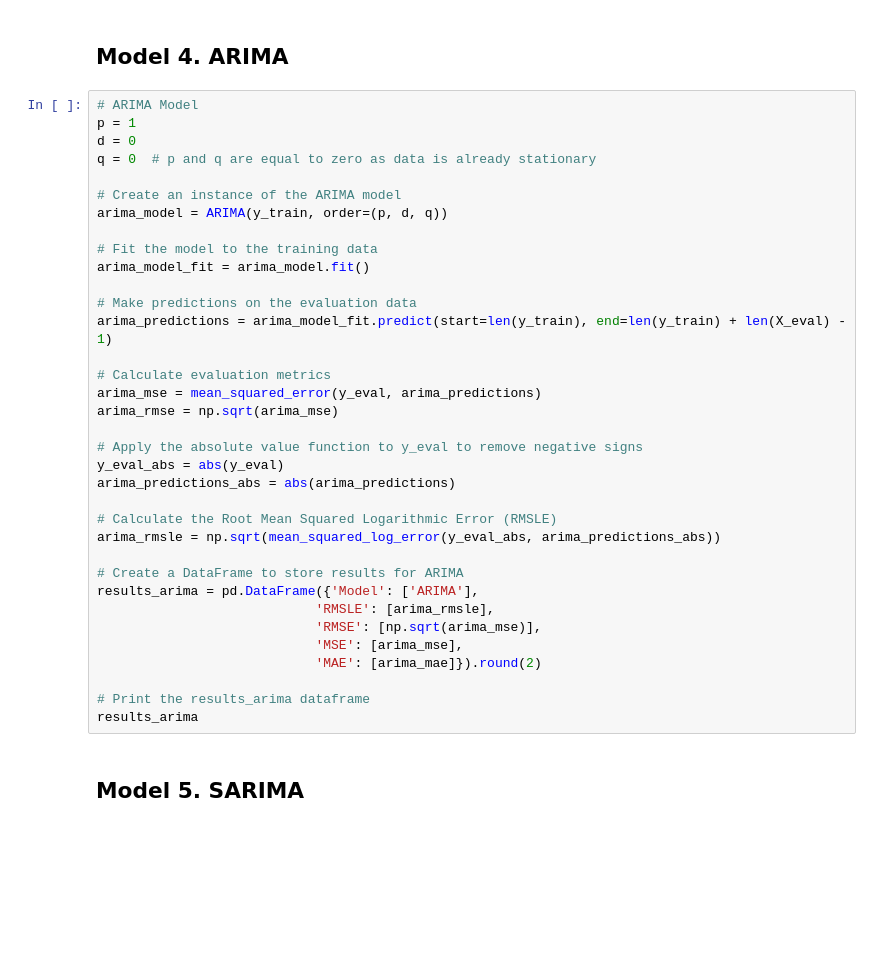
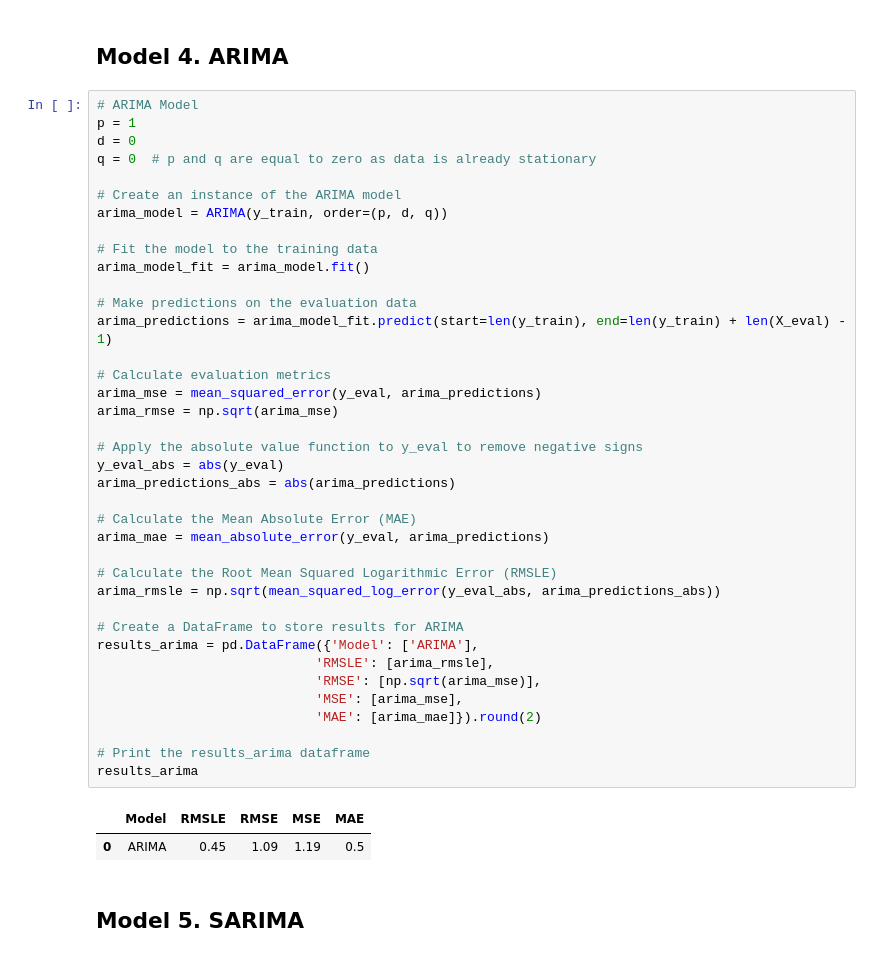
Before and after one commit to rasmodev/Time-Series-Forecasting---ML-Regression-Project, a Jupyter notebook: Regression_Time_Series.ipynb, the cells around one changed output. Saved outputs shown, nothing was run; the diff lists cells and outputs as text; blank space fills up the shorter version.

```diff
--- a/Regression_Time_Series.ipynb
+++ b/Regression_Time_Series.ipynb
@@ -1193,33 +1596,39 @@ q = 0  # p and q are equal to zero as data is already stationary
 
 # Create an instance of the ARIMA model
 arima_model = ARIMA(y_train, order=(p, d, q))
 
 # Fit the model to the training data
 arima_model_fit = arima_model.fit()
 
 # Make predictions on the evaluation data
 arima_predictions = arima_model_fit.predict(start=len(y_train), end=len(y_train) + len(X_eval) - 1)
 
 # Calculate evaluation metrics
 arima_mse = mean_squared_error(y_eval, arima_predictions)
 arima_rmse = np.sqrt(arima_mse)
 
 # Apply the absolute value function to y_eval to remove negative signs
 y_eval_abs = abs(y_eval)
 arima_predictions_abs = abs(arima_predictions)
 
+# Calculate the Mean Absolute Error (MAE)
+arima_mae = mean_absolute_error(y_eval, arima_predictions)
+
 # Calculate the Root Mean Squared Logarithmic Error (RMSLE)
 arima_rmsle = np.sqrt(mean_squared_log_error(y_eval_abs, arima_predictions_abs))
 
 # Create a DataFrame to store results for ARIMA
 results_arima = pd.DataFrame({'Model': ['ARIMA'],
                             'RMSLE': [arima_rmsle],
                             'RMSE': [np.sqrt(arima_mse)],
                             'MSE': [arima_mse],
                             'MAE': [arima_mae]}).round(2)
 
 # Print the results_arima dataframe
 results_arima
+# %% [output]
+|  | Model | RMSLE | RMSE | MSE | MAE |
+| 0 | ARIMA | 0.45 | 1.09 | 1.19 | 0.5 |
 # %% [markdown]
 ## Model 5. SARIMA
 # %%
```
Also changed, not shown: parts of 62 cells of this notebook.
